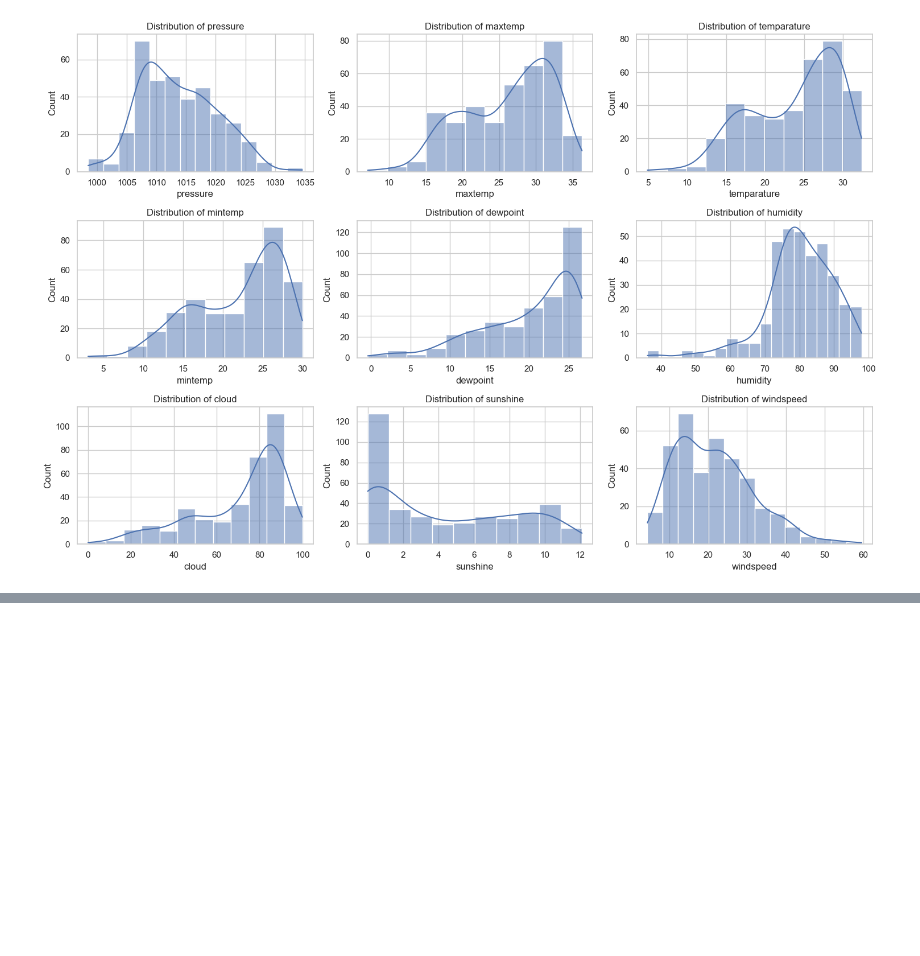
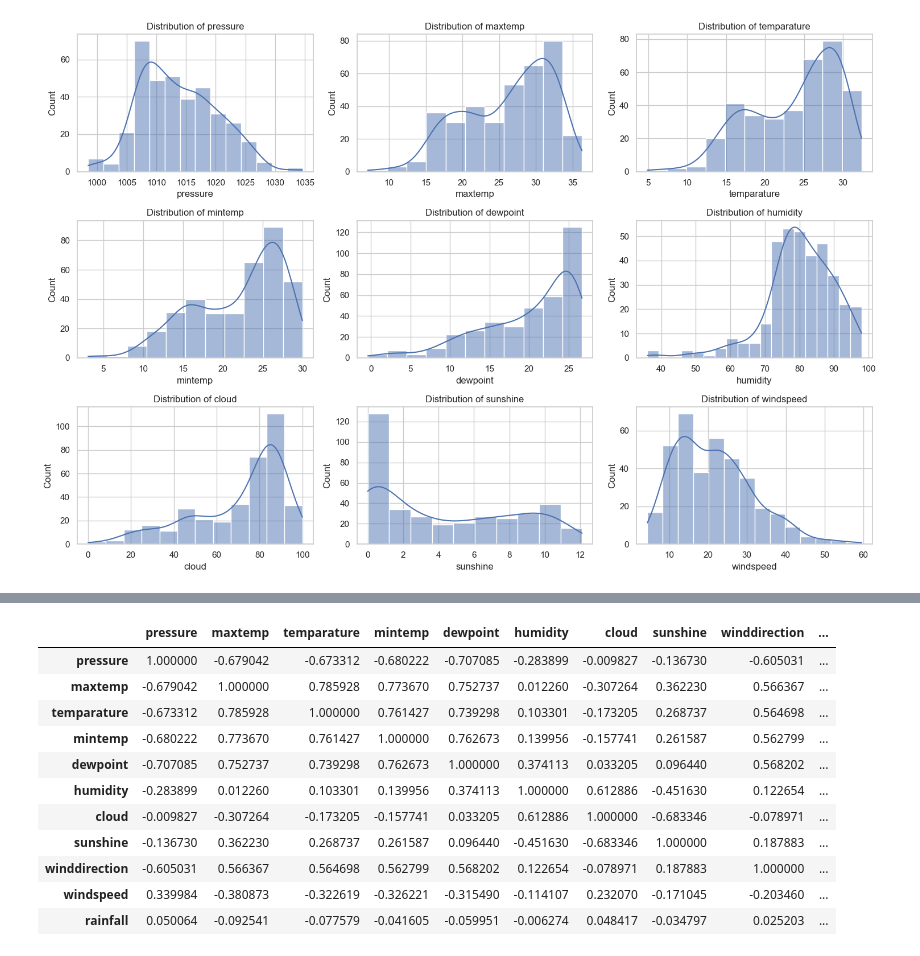
Before and after one commit to Raksha1729/Prediction_of_Rainfall_using_ML, a Jupyter notebook: prediction_model.ipynb, the cells around one changed output, grey strips where cells are left out. Cells and saved outputs as stored; diff of their text form; code cells hidden in the pictures; blank space fills up the shorter version.

```diff
--- a/prediction_model.ipynb
+++ b/prediction_model.ipynb
@@ -303,0 +313,15 @@ plt.show()
+# %%
+df.corr()
+# %% [output]
+|  | pressure | maxtemp | temparature | mintemp | dewpoint | humidity | cloud | sunshine | winddirection | ... |
+| pressure | 1.000000 | -0.679042 | -0.673312 | -0.680222 | -0.707085 | -0.283899 | -0.009827 | -0.136730 | -0.605031 | ... |
+| maxtemp | -0.679042 | 1.000000 | 0.785928 | 0.773670 | 0.752737 | 0.012260 | -0.307264 | 0.362230 | 0.566367 | ... |
+| temparature | -0.673312 | 0.785928 | 1.000000 | 0.761427 | 0.739298 | 0.103301 | -0.173205 | 0.268737 | 0.564698 | ... |
+| mintemp | -0.680222 | 0.773670 | 0.761427 | 1.000000 | 0.762673 | 0.139956 | -0.157741 | 0.261587 | 0.562799 | ... |
+| dewpoint | -0.707085 | 0.752737 | 0.739298 | 0.762673 | 1.000000 | 0.374113 | 0.033205 | 0.096440 | 0.568202 | ... |
+| humidity | -0.283899 | 0.012260 | 0.103301 | 0.139956 | 0.374113 | 1.000000 | 0.612886 | -0.451630 | 0.122654 | ... |
+| cloud | -0.009827 | -0.307264 | -0.173205 | -0.157741 | 0.033205 | 0.612886 | 1.000000 | -0.683346 | -0.078971 | ... |
+| sunshine | -0.136730 | 0.362230 | 0.268737 | 0.261587 | 0.096440 | -0.451630 | -0.683346 | 1.000000 | 0.187883 | ... |
+| winddirection | -0.605031 | 0.566367 | 0.564698 | 0.562799 | 0.568202 | 0.122654 | -0.078971 | 0.187883 | 1.000000 | ... |
+| windspeed | 0.339984 | -0.380873 | -0.322619 | -0.326221 | -0.315490 | -0.114107 | 0.232070 | -0.171045 | -0.203460 | ... |
+| rainfall | 0.050064 | -0.092541 | -0.077579 | -0.041605 | -0.059951 | -0.006274 | 0.048417 | -0.034797 | 0.025203 | ... |
```
Also changed, not shown: parts of 2 cells of this notebook.
